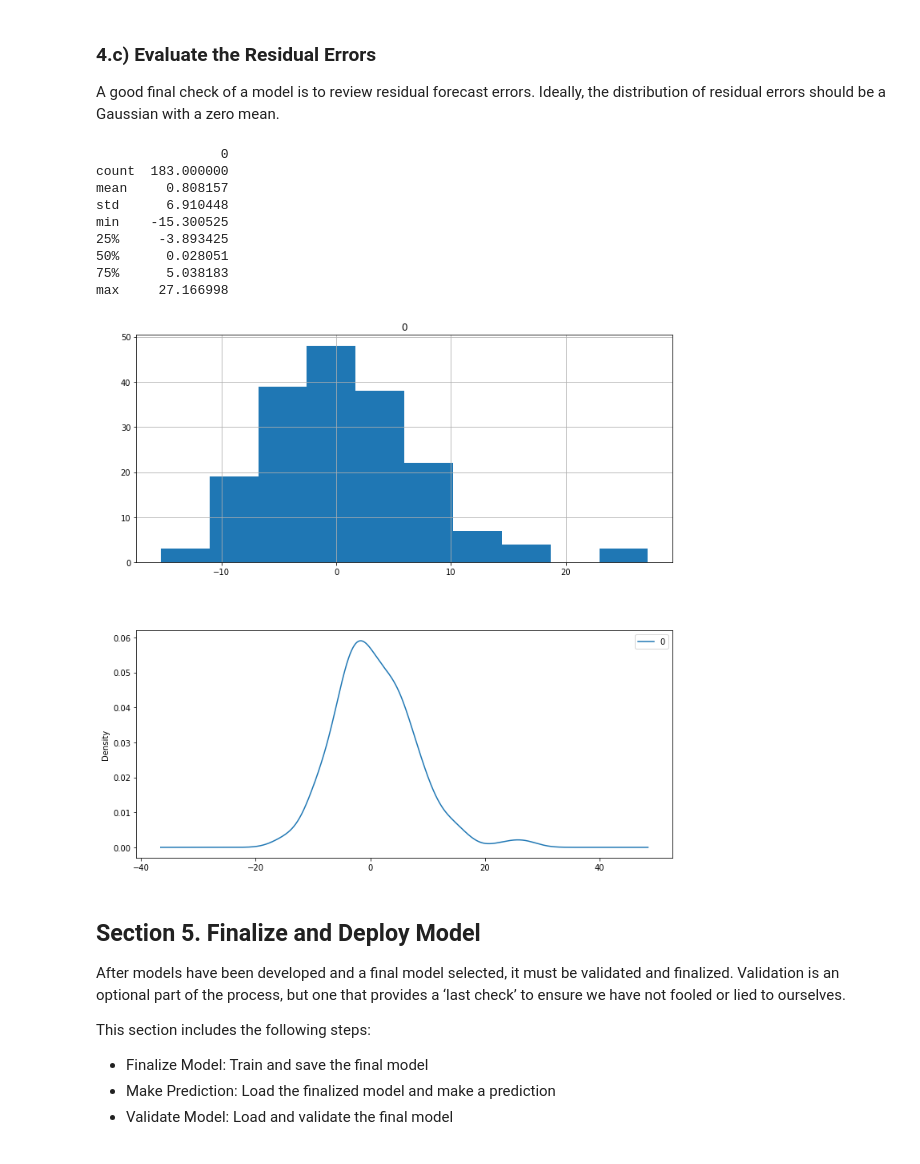
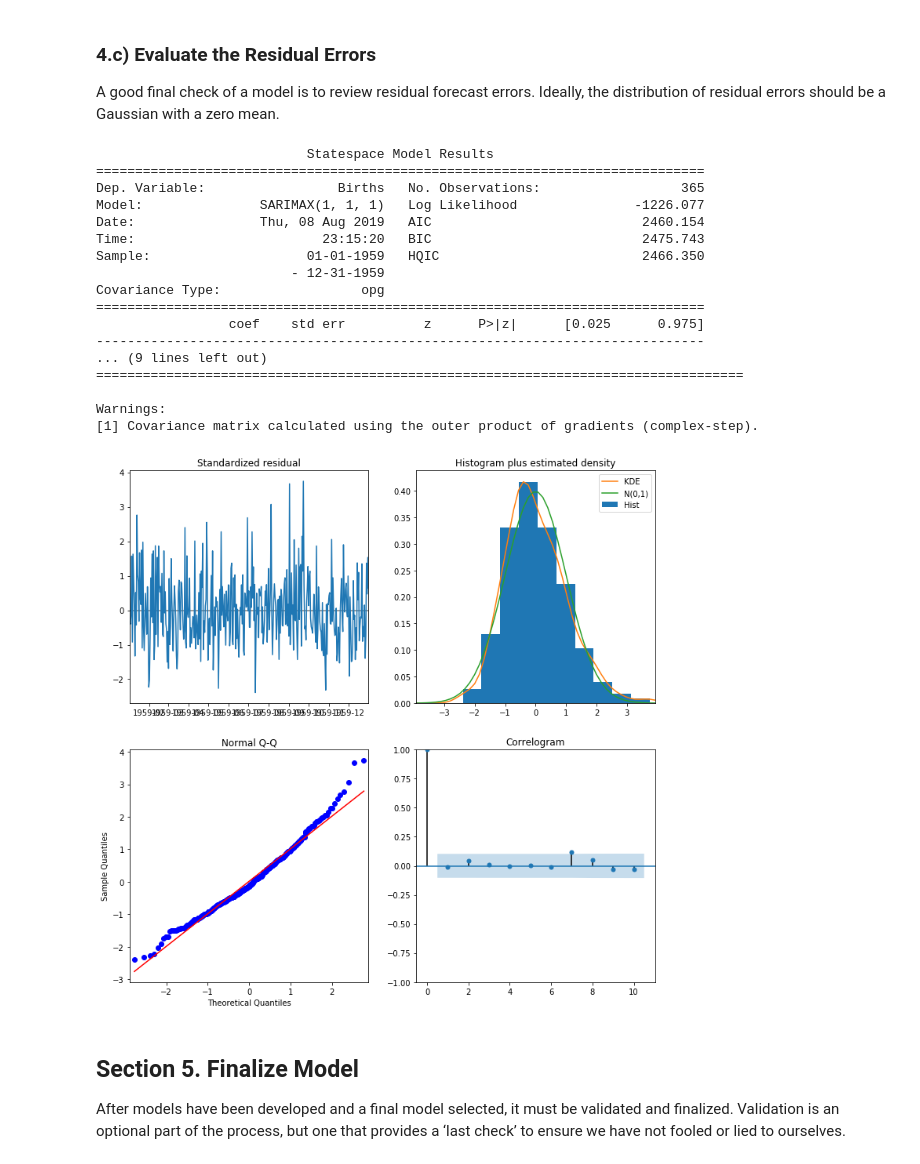
Before and after one commit to daines-analytics/time-series-projects, a Jupyter notebook: py-timeseries-daily-female-births/py-timeseries-daily-female-births.ipynb, the cells around one changed output. Cells and saved outputs as stored; diff of their text form; code cells hidden in the pictures.

```diff
--- a/py-timeseries-daily-female-births/py-timeseries-daily-female-births.ipynb
+++ b/py-timeseries-daily-female-births/py-timeseries-daily-female-births.ipynb
@@ -422,6 +392,6 @@ Best ARIMA(1, 1, 4) RMSE=6.939
 # %%
 # Set the optimal ARIMA order parameters for later uses in the script
-optimal_order = (1, 1, 4)
+optimal_order = (1, 1, 1)
 # %%
 if (notifyStatus): email_notify("ARIMA Hyperparameters Search completed! "+datetime.now().strftime('%a %B %d, %Y %I:%M:%S %p'))
 # %% [markdown]
@@ -433,43 +400,0 @@ if (notifyStatus): email_notify("Residual Errors Evaluation has begun! "+datetim
-# %%
-# Summarize residual errors for an ARIMA model
-# Prepare data
-X = series.values
-X = X.astype('float32')
-train_size = int(len(X) * 0.50)
-train, test = X[0:train_size], X[train_size:]
-
-# Walk-forward validation
-history = [x for x in train]
-predictions = list()
-for i in range(len(test)):
-    model = ARIMA(history, order=optimal_order)
-    model_fit = model.fit(trend='nc', disp=0)
-    yhat = model_fit.forecast()[0]
-    predictions.append(yhat)
-    obs = test[i]
-    history.append(obs)
-
-# Summarize residual errors
-residuals = [test[i]-predictions[i] for i in range(len(test))]
-residuals = pd.DataFrame(residuals)
-print(residuals.describe())
-
-# Plot residual errors
-fig = plt.figure(figsize=(12,12))
-plt.figure(1)
-plt.subplot(211)
-residuals.hist(ax=plt.gca())
-plt.subplot(212)
-residuals.plot(kind='kde', ax=plt.gca())
-plt.show()
-# %% [output]
-                0
-count  183.000000
-mean     0.808157
-std      6.910448
-min    -15.300525
-25%     -3.893425
-50%      0.028051
-75%      5.038183
-max     27.166998
-[figure, removed]
@@ -478,13 +401,33 @@ if (notifyStatus): email_notify("Residual Errors Evaluation completed! "+datetim
+# %%
+# Summarize residual errors for the chosen ARIMA model
+model = SARIMAX(series, order=optimal_order, trend='c')
+results = model.fit()
+print(results.summary())
+results.plot_diagnostics(figsize=(12,12))
+plt.show()
+# %% [output]
+                           Statespace Model Results
+==============================================================================
+Dep. Variable:                 Births   No. Observations:                  365
+Model:               SARIMAX(1, 1, 1)   Log Likelihood               -1226.077
+Date:                Thu, 08 Aug 2019   AIC                           2460.154
+Time:                        23:15:20   BIC                           2475.743
+Sample:                    01-01-1959   HQIC                          2466.350
+                         - 12-31-1959
+Covariance Type:                  opg
+==============================================================================
+                 coef    std err          z      P>|z|      [0.025      0.975]
+------------------------------------------------------------------------------
+... (9 lines left out)
+===================================================================================
+
+Warnings:
+[1] Covariance matrix calculated using the outer product of gradients (complex-step).
+[figure, added]
 # %%
 if (notifyStatus): email_notify("Model Fitting and Evaluation completed! "+datetime.now().strftime('%a %B %d, %Y %I:%M:%S %p'))
 # %% [markdown]
-## Section 5. Finalize and Deploy Model
+## Section 5. Finalize Model
 
 After models have been developed and a final model selected, it must be validated and finalized. Validation is an optional part of the process, but one that provides a ‘last check’ to ensure we have not fooled or lied to ourselves.
-
-This section includes the following steps:
-
-* Finalize Model: Train and save the final model
-* Make Prediction: Load the finalized model and make a prediction
-* Validate Model: Load and validate the final model
 # %%
```
Also changed, not shown: parts of 42 cells of this notebook, 1 other file.
